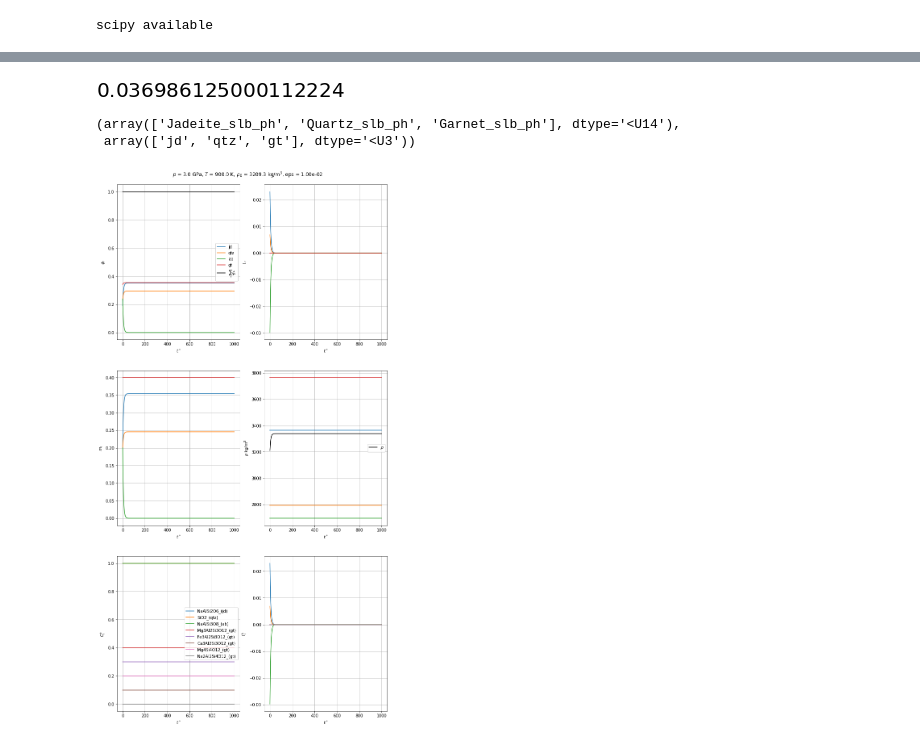
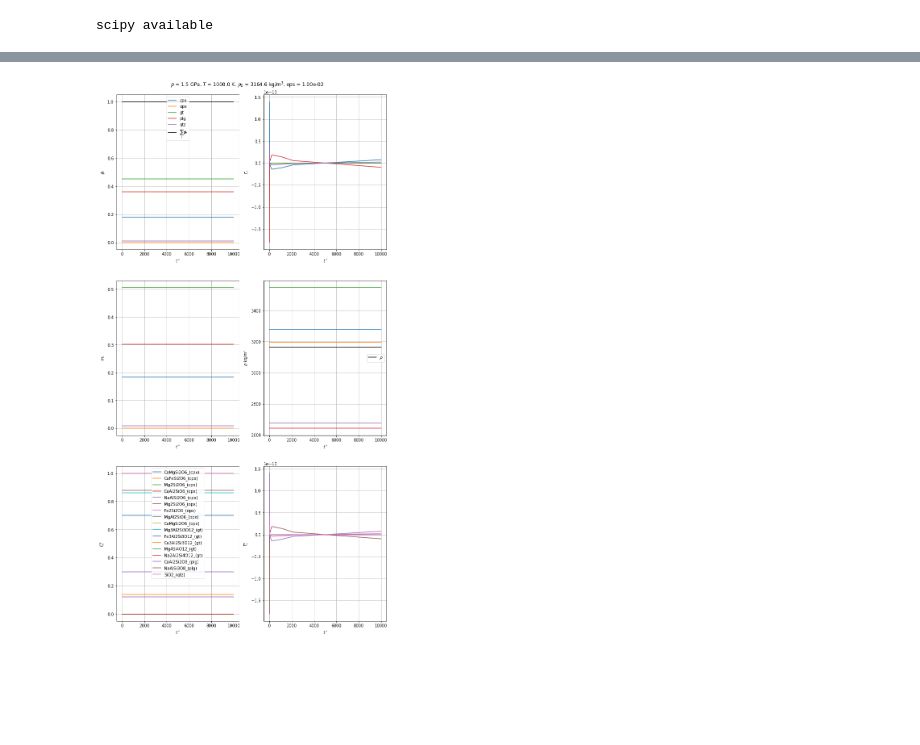
Before and after one commit to mitchellmcm27/tcg-ec, a Jupyter notebook: systems/ec/notebooks/ec_reactions.ipynb, the cells around one changed output, grey strips where cells are left out. Saved outputs shown, nothing was run; the diff lists cells and outputs as text; code cells hidden in the pictures; blank space fills up the shorter version.

```diff
--- a/systems/ec/notebooks/ec_reactions.ipynb
+++ b/systems/ec/notebooks/ec_reactions.ipynb
@@ -131,18 +160,8 @@ array([1. , 1. , 1. , 0.4, 0.3, 0.1, 0.2, 0. ])
 # %%
-ode.solve(Ti,pi,mi0,Cik0,1000.0) # T, p, mi0, Cik0, Tend, **kwargs
+ode.solve(Ti,pi,mi,Cik,10000.0) # T, p, mi0, Cik0, t_end, **kwargs
+ode.plot()
+# %% [output]
+[figure, added]
-# %%
-ode.stime
-# %% [output]
-[figure, removed]
-# %%
-ode.final_phases(1.e-2)
-# %% [output]
-(array(['Jadeite_slb_ph', 'Quartz_slb_ph', 'Garnet_slb_ph'], dtype='<U14'),
- array(['jd', 'qtz', 'gt'], dtype='<U3'))
-# %%
-ode.plot()
-# %% [output]
-[figure, removed]
 # %%
 reload = False
 
```
Also changed, not shown: parts of 10 cells of this notebook, 3 other files.
